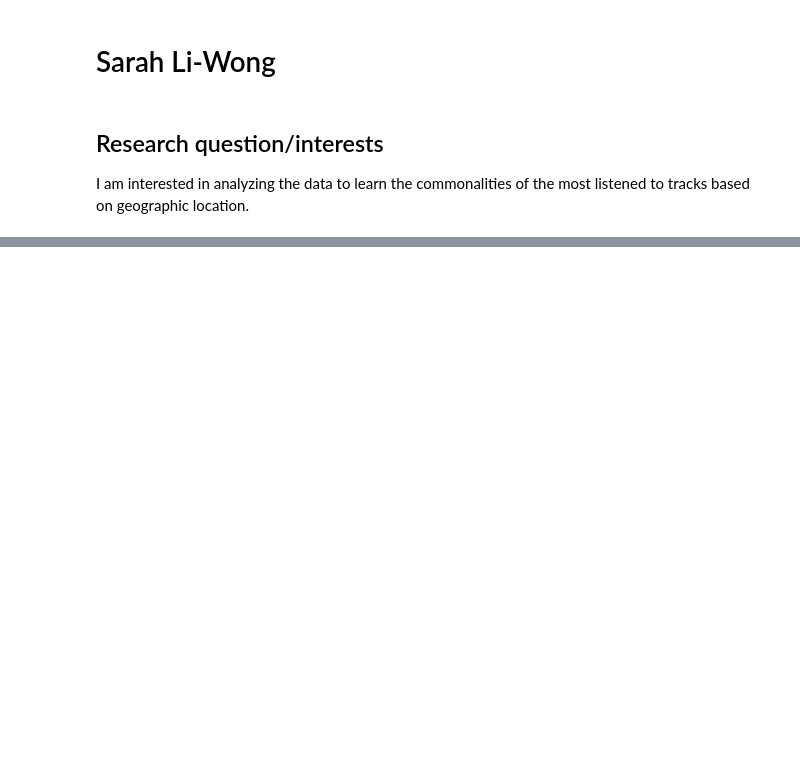
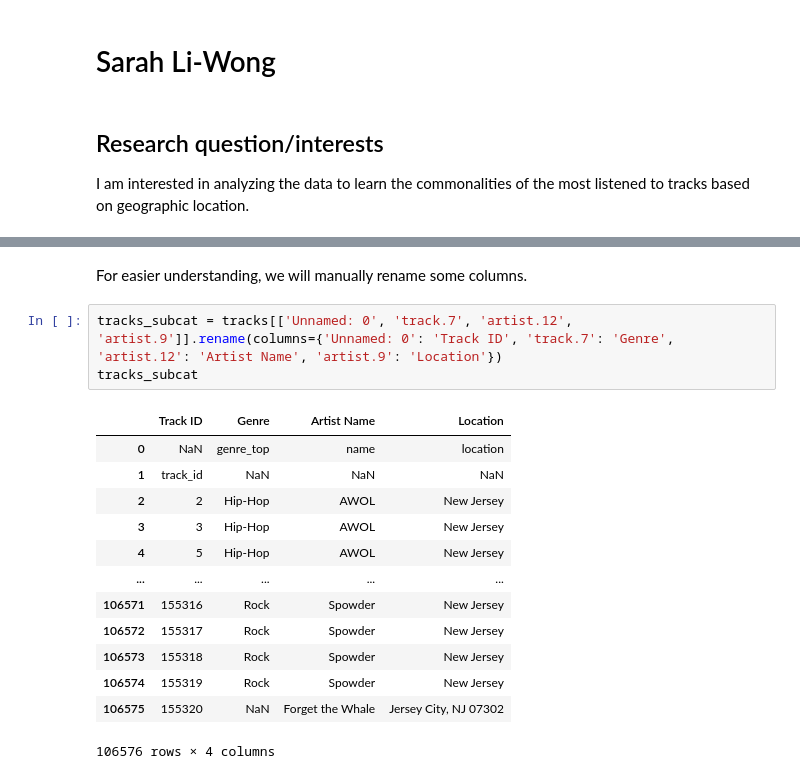
Before and after one commit to Rock-it-science/project-group17-project, a Jupyter notebook: notebooks/analysis3.ipynb, the cells around one changed output, grey strips where cells are left out. Saved outputs shown, nothing was run; the diff lists cells and outputs as text; blank space fills up the shorter version.

```diff
--- a/notebooks/analysis3.ipynb
+++ b/notebooks/analysis3.ipynb
@@ -23,0 +112,19 @@ pd.read_csv("../data/raw/tracks.csv", low_memory=False)
+# %% [markdown]
+For easier understanding, we will manually rename some columns.
+# %%
+tracks_subcat = tracks[['Unnamed: 0', 'track.7', 'artist.12', 'artist.9']].rename(columns={'Unnamed: 0': 'Track ID', 'track.7': 'Genre', 'artist.12': 'Artist Name', 'artist.9': 'Location'})
+tracks_subcat
+# %% [output]
+|  | Track ID | Genre | Artist Name | Location |
+| 0 | NaN | genre_top | name | location |
+| 1 | track_id | NaN | NaN | NaN |
+| 2 | 2 | Hip-Hop | AWOL | New Jersey |
+| 3 | 3 | Hip-Hop | AWOL | New Jersey |
+| 4 | 5 | Hip-Hop | AWOL | New Jersey |
+| ... | ... | ... | ... | ... |
+| 106571 | 155316 | Rock | Spowder | New Jersey |
+| 106572 | 155317 | Rock | Spowder | New Jersey |
+| 106573 | 155318 | Rock | Spowder | New Jersey |
+| 106574 | 155319 | Rock | Spowder | New Jersey |
+| 106575 | 155320 | NaN | Forget the Whale | Jersey City, NJ 07302 |
+106576 rows × 4 columns
```
Also changed, not shown: parts of 17 cells of this notebook, 1 other file.
